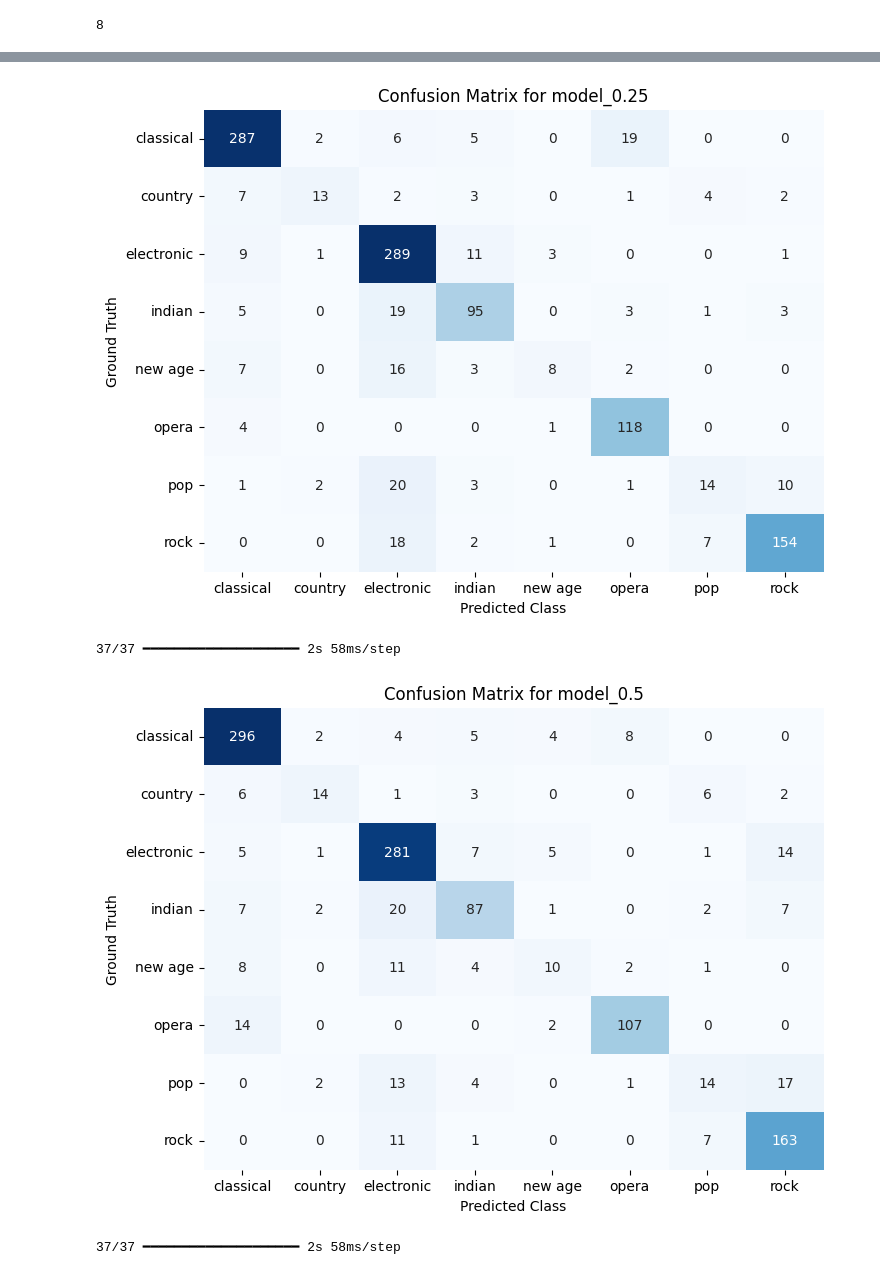
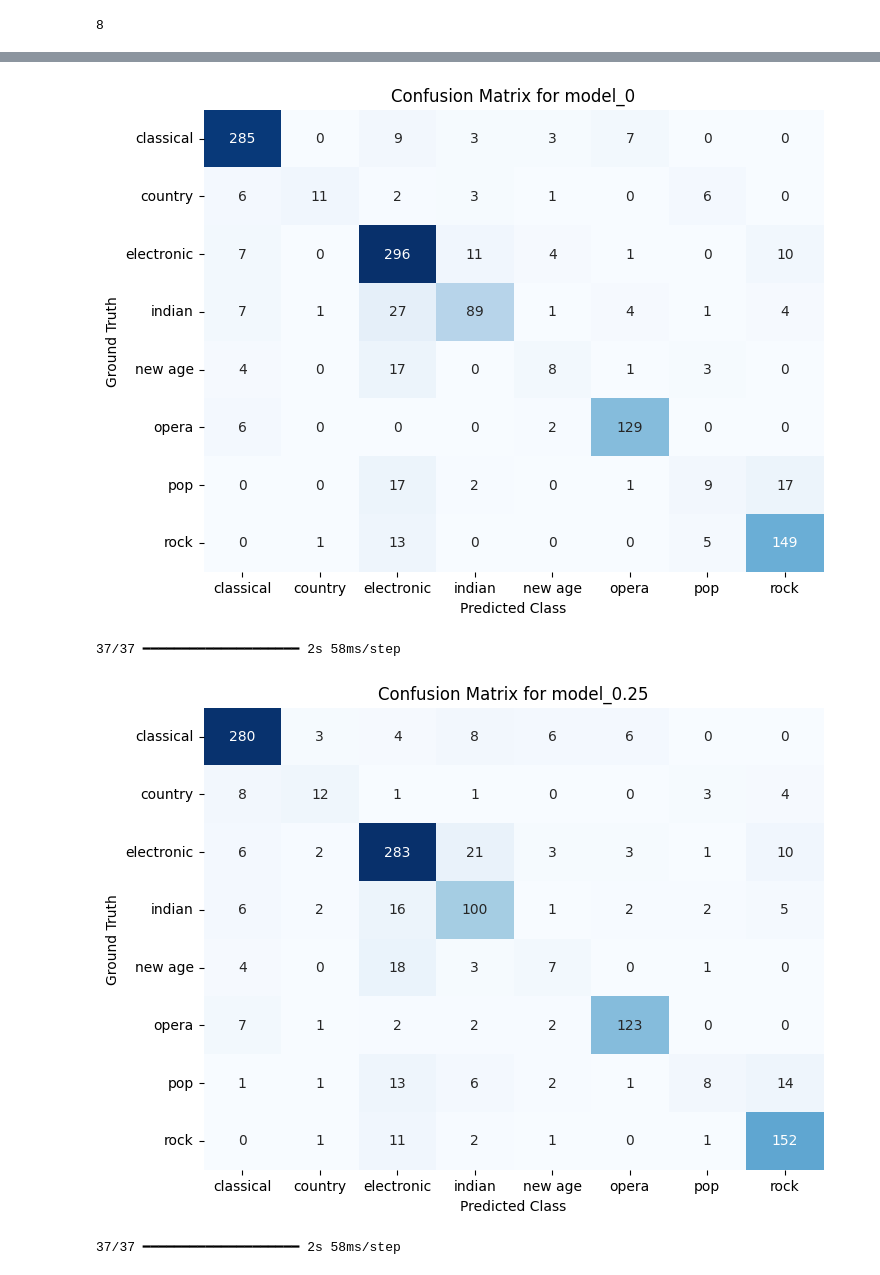
Before and after one commit to menduv/Thesis, a Jupyter notebook: experiments/CNN_magni_w_latentregularisation_gridserach_128.ipynb, the cells around one changed output, grey strips where cells are left out. Saved outputs shown, nothing was run; the diff lists cells and outputs as text; code cells hidden in the pictures.

Commit message:
updated result_dict

```diff
--- a/experiments/CNN_magni_w_latentregularisation_gridserach_128.ipynb
+++ b/experiments/CNN_magni_w_latentregularisation_gridserach_128.ipynb
@@ -114,5 +106,5 @@ american_bach_soloists-heinrich_schutz__musicalische_exequien-01-musicalische_ex
 # %%
-# data = np.load('/home/mendu/Thesis/data/magnatagatune/saved_df_data/data_array.npy')
+data = np.load('/home/mendu/Thesis/data/magnatagatune/saved_df_data/data_array.npy')
 # %%
 # Caption Embeddings
 embeddings = df['caption_embedding']
@@ -324,13 +325,14 @@ def create_model(num_classes, l1_reg=0.01, l2_reg=0.1, alpha=0.0):
             return {
                 "loss": self.loss_tracker.result(),
                 "accuracy": self.accuracy.result(),
+                "ce_loss": loss,
+                "embedding_loss": custom_loss,
+                "total loss": total_loss,
+                "alpha": self.alpha,
                 "precision": self.precision.result(),
                 "recall": self.recall.result(),
                 "f1_score": self.f1_score.result(),
-                "crossentropy_loss": loss,
-                "embedding_loss": custom_loss
-                }
-
+            }
 
         def test_step(self, data):
             # Unpack the data
@@ -356,11 +358,12 @@ def create_model(num_classes, l1_reg=0.01, l2_reg=0.1, alpha=0.0):
             return {
                 "loss": self.loss_tracker.result(),
                 "accuracy": self.accuracy.result(),
+                "ce_loss": loss,
+                "total loss": total_loss,
+                "alpha": self.alpha,
                 "precision": self.precision.result(),
                 "recall": self.recall.result(),
                 "f1_score": self.f1_score.result(),
-                "crossentropy_loss": loss,
-                "embedding_loss": custom_loss
             }
 
         # Add a custom loss method in the model
@@ -376,7 +379,8 @@ def create_model(num_classes, l1_reg=0.01, l2_reg=0.1, alpha=0.0):
 
 
     # Creating the class object
-    model = ModelSubClassing(num_classes)
+
+    model = ModelSubClassing(num_classes, l1_reg, l2_reg, alpha)
 
     # Compile the model
     adam_opt = keras.optimizers.Adam(learning_rate=0.0001)
@@ -386,7 +390,7 @@ def create_model(num_classes, l1_reg=0.01, l2_reg=0.1, alpha=0.0):
 # %%
 # Define hyperparameters for grid search
 param_grid = {
-    'alpha': [0.25, 0.5, 0.75, 1]
+    'alpha': [0, 0.25, 0.5, 0.75, 1]
     # 'l1_reg': [0.01, 0.001],
     # 'l2_reg': [0.1, 0.01, 0.001]
 }
@@ -396,7 +400,7 @@ only_alpha = False
 if ("alpha" in param_grid) & (len(param_grid) == 1):
     only_alpha = True
 
-checkpoint_folder = f"/home/mendu/Thesis/data/saved_models/grid_search128_w_l10point1"
+checkpoint_folder = f"/home/mendu/Thesis/data/saved_models/grid_search_alpha_128"
 
 # Ensure the checkpoint folder exists
 os.makedirs(checkpoint_folder, exist_ok=True)
@@ -442,15 +446,18 @@ for params in ParameterGrid(param_grid):
     # Evaluate manually
     train_loss, train_accuracy = model.evaluate((X_train_spec, X_train_embed_tensor), y_train, verbose=0)
     val_loss, val_accuracy = model.evaluate((X_val_spec, X_val_embed_tensor), y_val, verbose=0)
+    test_loss, test_accuracy = model.evaluate((X_test_spec, X_test_embed_tensor), y_test, verbose=0)
 
     results_dict[tuple(params.values())] = {
     'train_accuracy': train_accuracy,
     'train_loss': train_loss,
     'val_accuracy': val_accuracy,
     'val_loss': val_loss,
+    'test_accuracy': test_accuracy,
+    'test_loss': test_loss
     }
 
-    print(f"Training accuracy: {train_accuracy}, Validation accuracy: {val_accuracy} for params: {params}")
+    print(f"Test accuracy: {test_accuracy}, Training accuracy: {train_accuracy}, Validation accuracy: {val_accuracy} for params: {params}")
 
     if val_accuracy > best_accuracy:
         best_accuracy = val_accuracy
@@ -522,23 +531,23 @@ for k, v in models.items():
     best_model = v
 
     # Get predictions from the best model
-    predictions = best_model.predict((X_val_spec, X_val_embed_tensor))
+    predictions = best_model.predict((X_test_spec, X_test_embed_tensor))
     predicted_class_probabilities = predictions[0]  # This gives you the (1183, 8) array
     predicted_labels = np.argmax(predicted_class_probabilities, axis=1)
-    ground_truth = np.argmax(y_val, axis=1)  # Converting one-hot encoded ground truth to class labels
+    ground_truth = np.argmax(y_test, axis=1)  # Converting one-hot encoded ground truth to class labels
 
     # Reshape predicted_labels and ground_truth to be 1D arrays
     predicted_labels = np.reshape(predicted_labels, (-1,))
     ground_truth = np.reshape(ground_truth, (-1,))
 
     # Calculate precision, recall, and F1 score
-    val_precision = precision_score(ground_truth, predicted_labels, average='macro')
-    val_recall = recall_score(ground_truth, predicted_labels, average='macro')
-    val_f1_score = f1_score(ground_truth, predicted_labels, average='macro')
+    test_precision = precision_score(ground_truth, predicted_labels, average='macro')
+    test_recall = recall_score(ground_truth, predicted_labels, average='macro')
+    test_f1_score = f1_score(ground_truth, predicted_labels, average='macro')
 
-    results_dict[(float(str.split(k,'_')[1]),)]["val_precision"] = val_precision
-    results_dict[(float(str.split(k,'_')[1]),)]["val_recall"] = val_recall
-    results_dict[(float(str.split(k,'_')[1]),)]["val_f1_score"] = val_f1_score
+    results_dict[(float(str.split(k,'_')[1]),)]["test_precision"] = test_precision
+    results_dict[(float(str.split(k,'_')[1]),)]["test_recall"] = test_recall
+    results_dict[(float(str.split(k,'_')[1]),)]["test_f1_score"] = test_f1_score
 
     # Define class labels
     class_labels = ['classical', 'country', 'electronic', 'indian',
@@ -566,4 +575,4 @@ for k, v in models.items():
-[figure, old version]
+[figure, new version]
 37/37 ━━━━━━━━━━━━━━━━━━━━ 2s 58ms/step
-[figure, old version]
+[figure, new version]
 37/37 ━━━━━━━━━━━━━━━━━━━━ 2s 58ms/step
```
Also changed, not shown: parts of 24 cells of this notebook, 3 other files.
